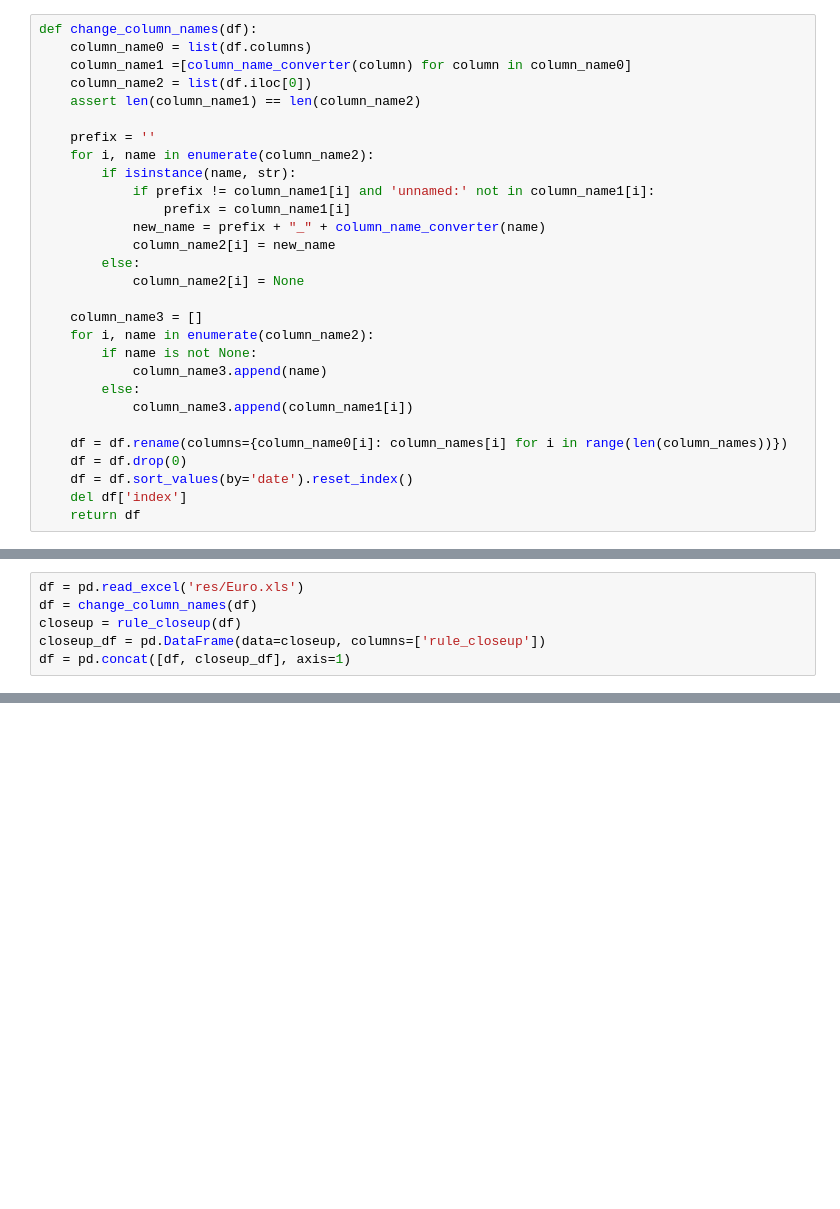
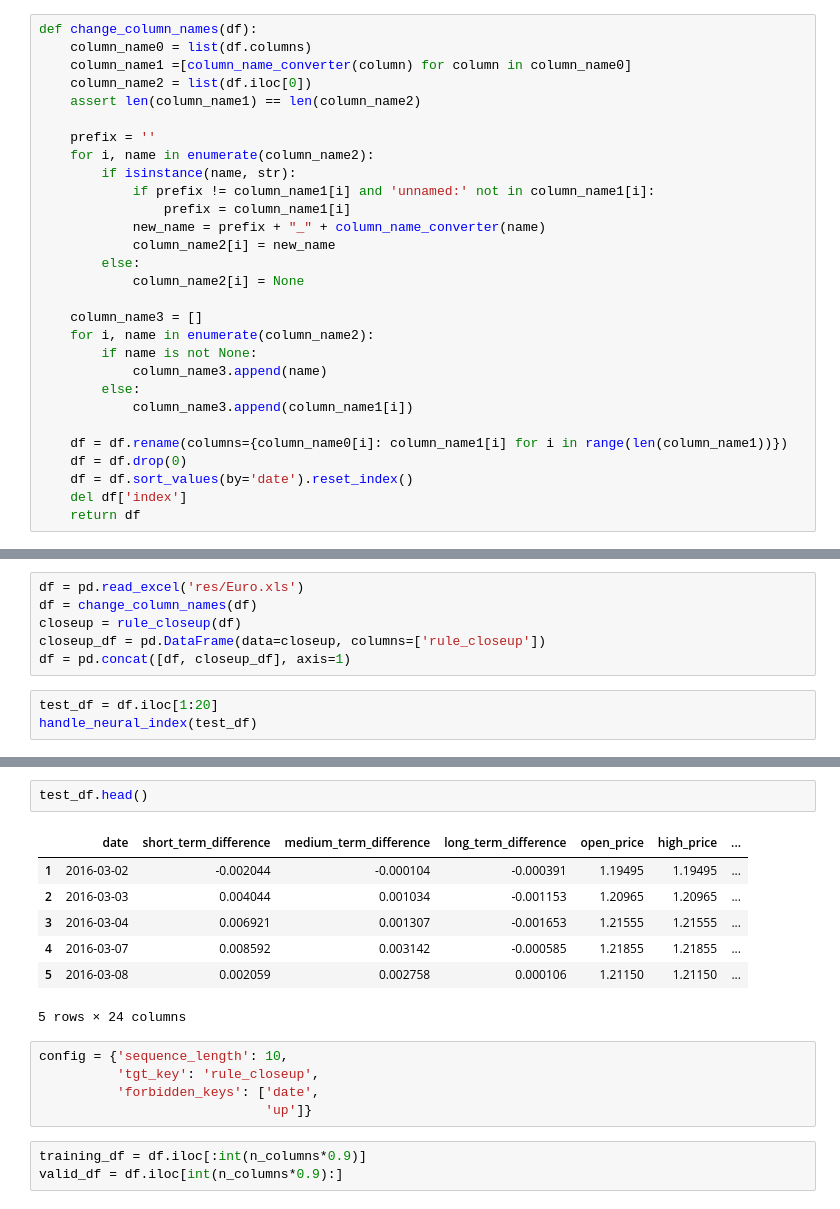
Before and after one commit to olaroos/preprocess_finance, a Jupyter notebook: preprocess_dataframe.ipynb, the cells around one changed output, grey strips where cells are left out. Cells and saved outputs as stored; diff of their text form; blank space fills up the shorter version.

Commit message:
built functions to handle pandas to numpy data, and clean away input we don't need

```diff
--- a/preprocess_dataframe.ipynb
+++ b/preprocess_dataframe.ipynb
@@ -29,7 +29,7 @@ def change_column_names(df):
         else:
             column_name3.append(column_name1[i])
 
-    df = df.rename(columns={column_name0[i]: column_names[i] for i in range(len(column_names))})
+    df = df.rename(columns={column_name0[i]: column_name1[i] for i in range(len(column_name1))})
     df = df.drop(0)
     df = df.sort_values(by='date').reset_index()
     del df['index']
@@ -56,3 +63,6 @@ df = change_column_names(df)
 closeup = rule_closeup(df)
 closeup_df = pd.DataFrame(data=closeup, columns=['rule_closeup'])
 df = pd.concat([df, closeup_df], axis=1)
+# %%
+test_df = df.iloc[1:20]
+handle_neural_index(test_df)
@@ -58,0 +90,18 @@ df = pd.concat([df, closeup_df], axis=1)
+# %%
+test_df.head()
+# %% [output]
+|  | date | short_term_difference | medium_term_difference | long_term_difference | open_price | high_price | ... |
+| 1 | 2016-03-02 | -0.002044 | -0.000104 | -0.000391 | 1.19495 | 1.19495 | ... |
+| 2 | 2016-03-03 | 0.004044 | 0.001034 | -0.001153 | 1.20965 | 1.20965 | ... |
+| 3 | 2016-03-04 | 0.006921 | 0.001307 | -0.001653 | 1.21555 | 1.21555 | ... |
+| 4 | 2016-03-07 | 0.008592 | 0.003142 | -0.000585 | 1.21855 | 1.21855 | ... |
+| 5 | 2016-03-08 | 0.002059 | 0.002758 | 0.000106 | 1.21150 | 1.21150 | ... |
+5 rows × 24 columns
+# %%
+config = {'sequence_length': 10,
+          'tgt_key': 'rule_closeup',
+          'forbidden_keys': ['date',
+                             'up']}
+# %%
+training_df = df.iloc[:int(n_columns*0.9)]
+valid_df = df.iloc[int(n_columns*0.9):]
```
Also changed, not shown: parts of 11 cells of this notebook, 1 other file.
